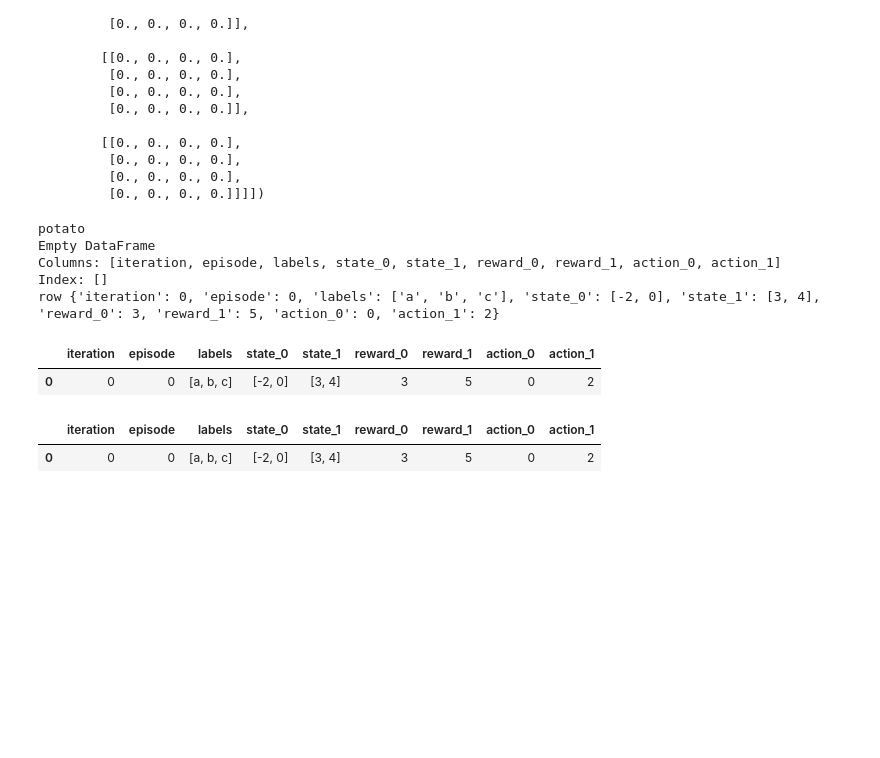
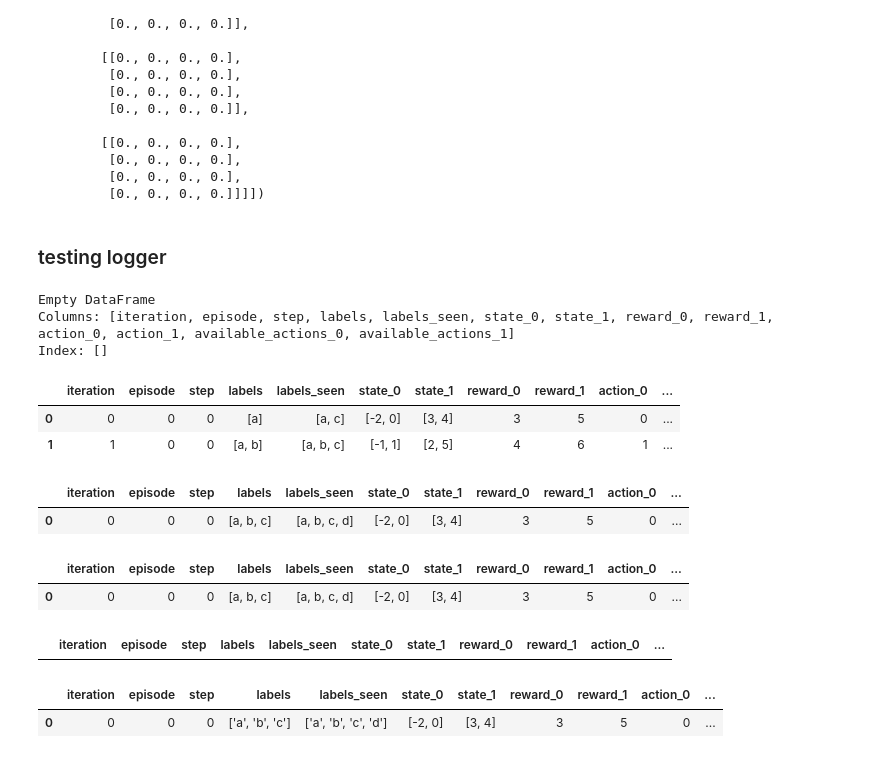
Before and after one commit to IngyN/macsrl, a Jupyter notebook: shared_oa_ex3.ipynb, the cells around one changed output. Saved outputs shown, nothing was run; the diff lists cells and outputs as text; code cells hidden in the pictures; blank space fills up the shorter version.

```diff
--- a/shared_oa_ex3.ipynb
+++ b/shared_oa_ex3.ipynb
@@ -316,26 +320,28 @@ array([[[[0., 0., 0., 0.],
          [0., 0., 0., 0.],
          [0., 0., 0., 0.],
          [0., 0., 0., 0.]]]])
+# %% [markdown]
+### testing logger
 # %%
 from logger import Trace
 
 new_t = Trace(2, 5, 3)
 print(new_t.df)
-new_t.add_episode(0, 0, [3,5], [[-2,0], [3,4]], [0,2], ['a', 'b', 'c'])
-# new_t.add_episode(0, 0, [3,5], [-2,0], [0,2], ['a', 'b', 'c'])
+# step, episode, it, rewards, state, actions, labels, labels_seen, available_actions
+new_t.add_episode(0, 0, 0, [3,5], [[-2,0], [3,4]], [0,2], ['a'],  ['a', 'c'], [0,4,6])
+new_t.add_episode(0, 0, 1, [4,6],[[-1,1], [2,5]], [1,3], ['a', 'b'],  ['a', 'b', 'c'], [1,5,7])
 # %% [output]
-potato
 Empty DataFrame
-Columns: [iteration, episode, labels, state_0, state_1, reward_0, reward_1, action_0, action_1]
+Columns: [iteration, episode, step, labels, labels_seen, state_0, state_1, reward_0, reward_1, action_0, action_1, available_actions_0, available_actions_1]
 Index: []
-row {'iteration': 0, 'episode': 0, 'labels': ['a', 'b', 'c'], 'state_0': [-2, 0], 'state_1': [3, 4], 'reward_0': 3, 'reward_1': 5, 'action_0': 0, 'action_1': 2}
 # %%
 new_t.df
 # %% [output]
-|  | iteration | episode | labels | state_0 | state_1 | reward_0 | reward_1 | action_0 | action_1 |
-| 0 | 0 | 0 | [a, b, c] | [-2, 0] | [3, 4] | 3 | 5 | 0 | 2 |
+|  | iteration | episode | step | labels | labels_seen | state_0 | state_1 | reward_0 | reward_1 | action_0 | ... |
+| 0 | 0 | 0 | 0 | [a] | [a, c] | [-2, 0] | [3, 4] | 3 | 5 | 0 | ... |
+| 1 | 1 | 0 | 0 | [a, b] | [a, b, c] | [-1, 1] | [2, 5] | 4 | 6 | 1 | ... |
 # %%
-new_t.get_iteration(0)
+new_t.get_episode(0)
 # %% [output]
-|  | iteration | episode | labels | state_0 | state_1 | reward_0 | reward_1 | action_0 | action_1 |
-| 0 | 0 | 0 | [a, b, c] | [-2, 0] | [3, 4] | 3 | 5 | 0 | 2 |
+|  | iteration | episode | step | labels | labels_seen | state_0 | state_1 | reward_0 | reward_1 | action_0 | ... |
+| 0 | 0 | 0 | 0 | [a, b, c] | [a, b, c, d] | [-2, 0] | [3, 4] | 3 | 5 | 0 | ... |
@@ -341,0 +350,5 @@ new_t.get_iteration(0)
+# %%
+new_t.df
+# %% [output]
+|  | iteration | episode | step | labels | labels_seen | state_0 | state_1 | reward_0 | reward_1 | action_0 | ... |
+| 0 | 0 | 0 | 0 | [a, b, c] | [a, b, c, d] | [-2, 0] | [3, 4] | 3 | 5 | 0 | ... |
@@ -341,0 +357,4 @@ new_t.get_iteration(0)
+# %%
+t2.df
+# %% [output]
+|  | iteration | episode | step | labels | labels_seen | state_0 | state_1 | reward_0 | reward_1 | action_0 | ... |
@@ -341,0 +363,5 @@ new_t.get_iteration(0)
+# %%
+t2.df
+# %% [output]
+|  | iteration | episode | step | labels | labels_seen | state_0 | state_1 | reward_0 | reward_1 | action_0 | ... |
+| 0 | 0 | 0 | 0 | ['a', 'b', 'c'] | ['a', 'b', 'c', 'd'] | [-2, 0] | [3, 4] | 3 | 5 | 0 | ... |
```
Also changed, not shown: parts of 6 cells of this notebook, 7 other files.
